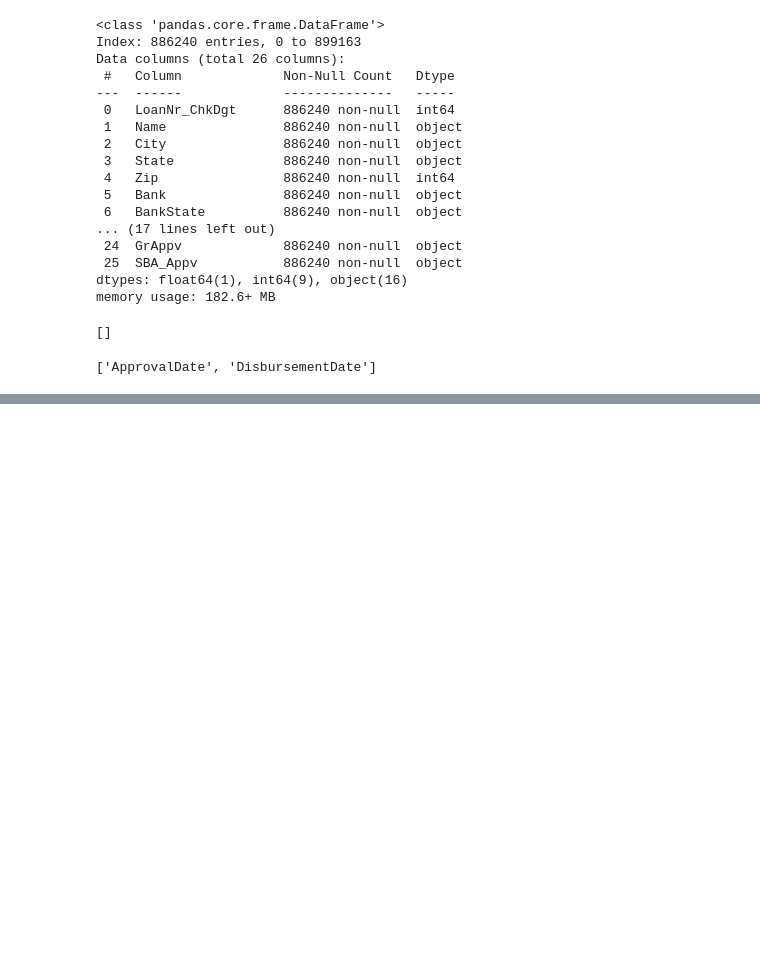
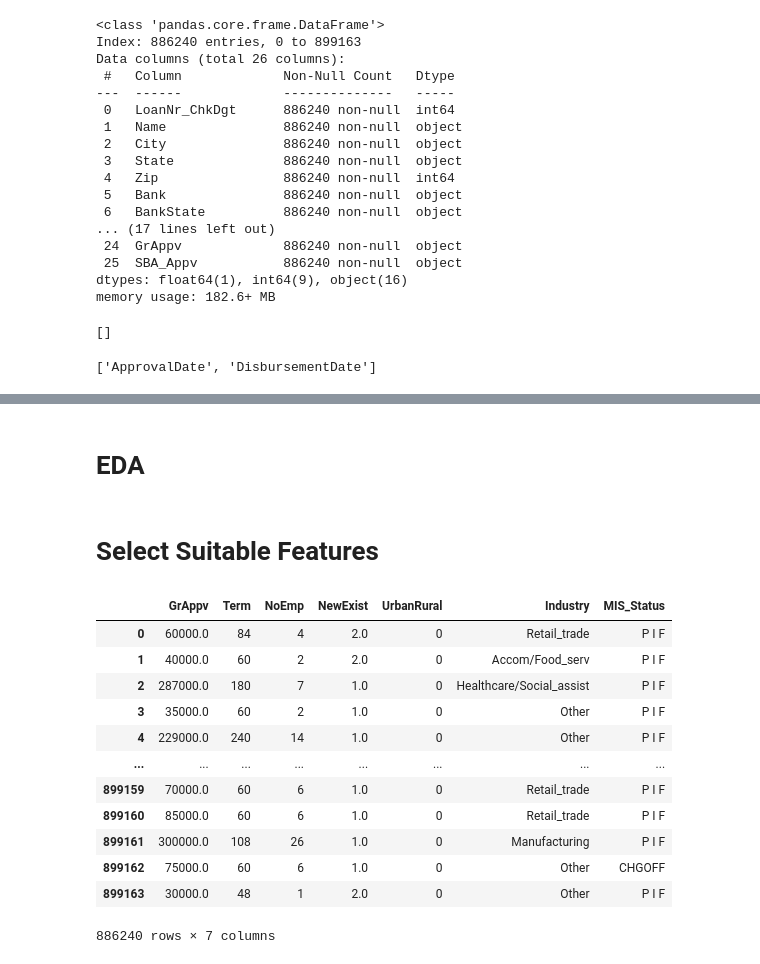
Before and after one commit to GoldenEye37/loan-approval-using-machine-learning-and-external-data-sources, a Jupyter notebook: small business loan approval (final).ipynb, the cells around one changed output, grey strips where cells are left out. Drawn from its saved outputs; the diff is of its cells as text; code cells hidden in the pictures; blank space fills up the shorter version.

```diff
--- a/small business loan approval (final).ipynb
+++ b/small business loan approval (final).ipynb
@@ -317,0 +368,22 @@ for this project we need the Industry Column
+# %% [markdown]
+# EDA
+# %% [markdown]
+# Select Suitable Features
+# %%
+relevant_columns=['GrAppv', 'Term', 'NoEmp','NewExist', 'UrbanRural', 'Industry','MIS_Status']
+df=sbanational_df.loc[:,relevant_columns]
+df
+# %% [output]
+|  | GrAppv | Term | NoEmp | NewExist | UrbanRural | Industry | MIS_Status |
+| 0 | 60000.0 | 84 | 4 | 2.0 | 0 | Retail_trade | P I F |
+| 1 | 40000.0 | 60 | 2 | 2.0 | 0 | Accom/Food_serv | P I F |
+| 2 | 287000.0 | 180 | 7 | 1.0 | 0 | Healthcare/Social_assist | P I F |
+| 3 | 35000.0 | 60 | 2 | 1.0 | 0 | Other | P I F |
+| 4 | 229000.0 | 240 | 14 | 1.0 | 0 | Other | P I F |
+| ... | ... | ... | ... | ... | ... | ... | ... |
+| 899159 | 70000.0 | 60 | 6 | 1.0 | 0 | Retail_trade | P I F |
+| 899160 | 85000.0 | 60 | 6 | 1.0 | 0 | Retail_trade | P I F |
+| 899161 | 300000.0 | 108 | 26 | 1.0 | 0 | Manufacturing | P I F |
+| 899162 | 75000.0 | 60 | 6 | 1.0 | 0 | Other | CHGOFF |
+| 899163 | 30000.0 | 48 | 1 | 2.0 | 0 | Other | P I F |
+886240 rows × 7 columns
```
Also changed, not shown: parts of 10 cells of this notebook.
